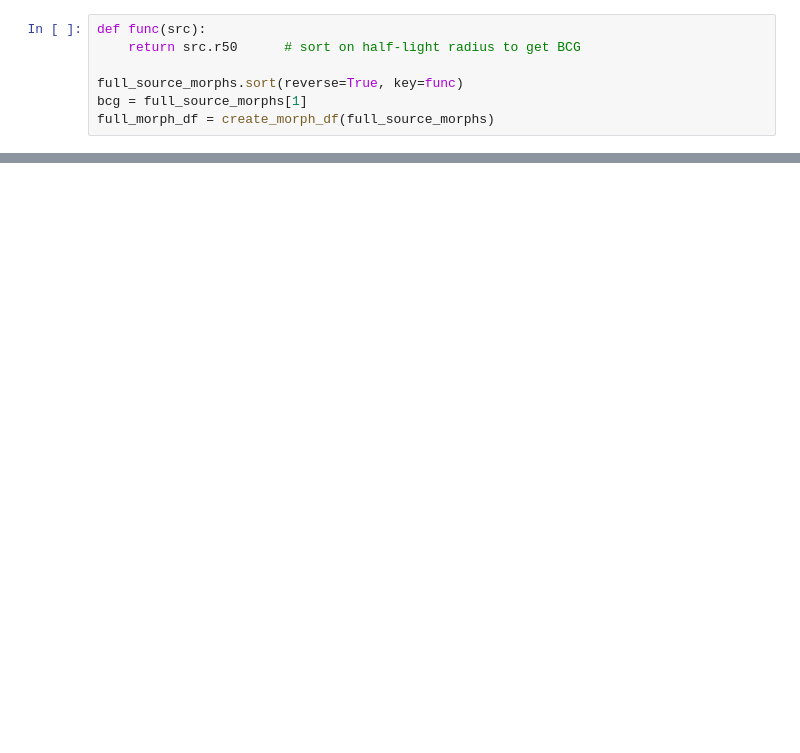
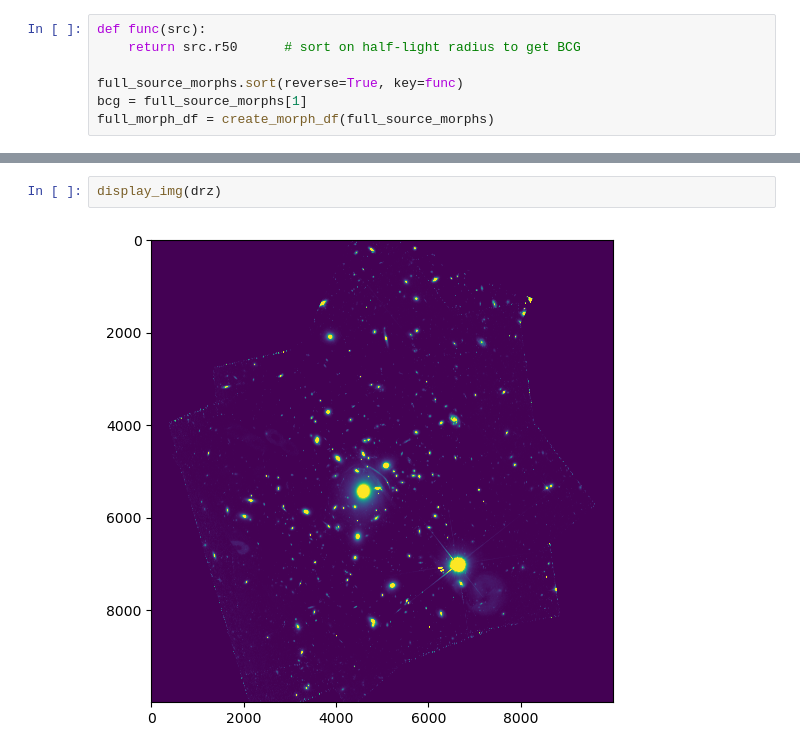
Before and after one commit to Kabelo-T/cluster_morph, a Jupyter notebook: clash.ipynb, the cells around one changed output, grey strips where cells are left out. Drawn from its saved outputs; the diff is of its cells as text; blank space fills up the shorter version.

```diff
--- a/clash.ipynb
+++ b/clash.ipynb
@@ -53,0 +154,4 @@ morph_df
+# %%
+display_img(drz)
+# %% [output]
+[figure, added]
```
Also changed, not shown: parts of 11 cells of this notebook, 1 other file.
